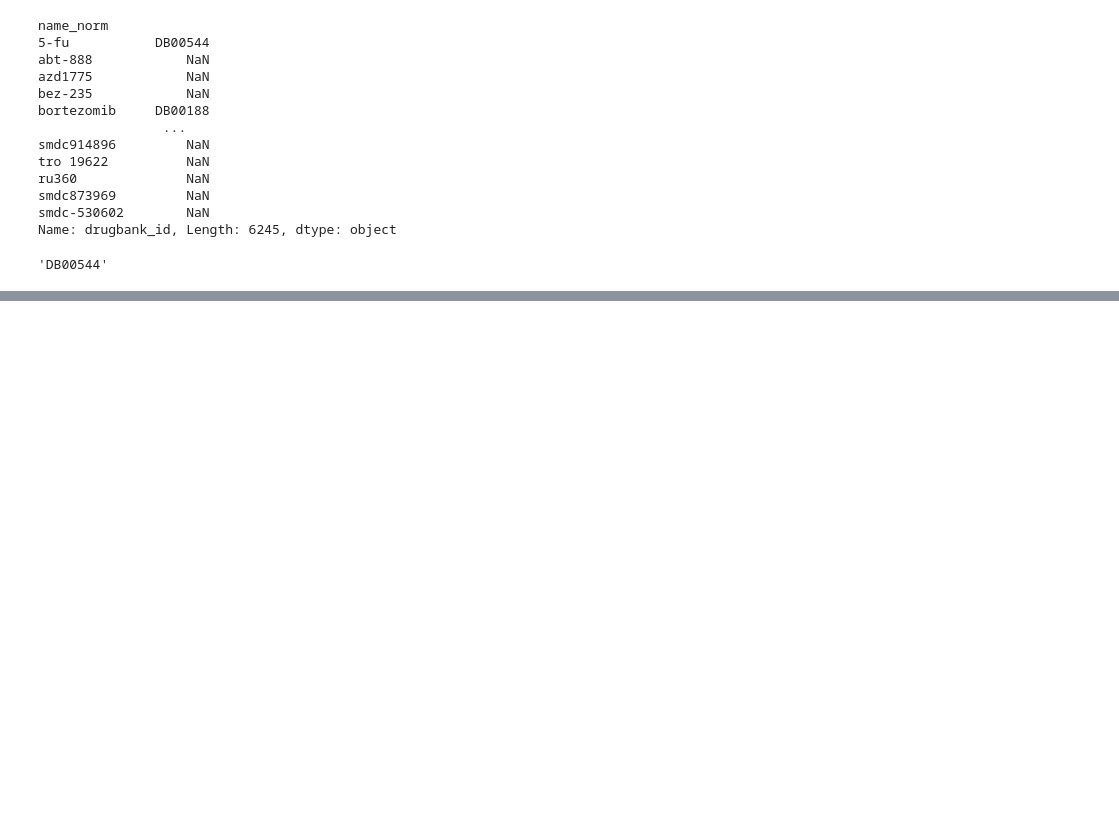
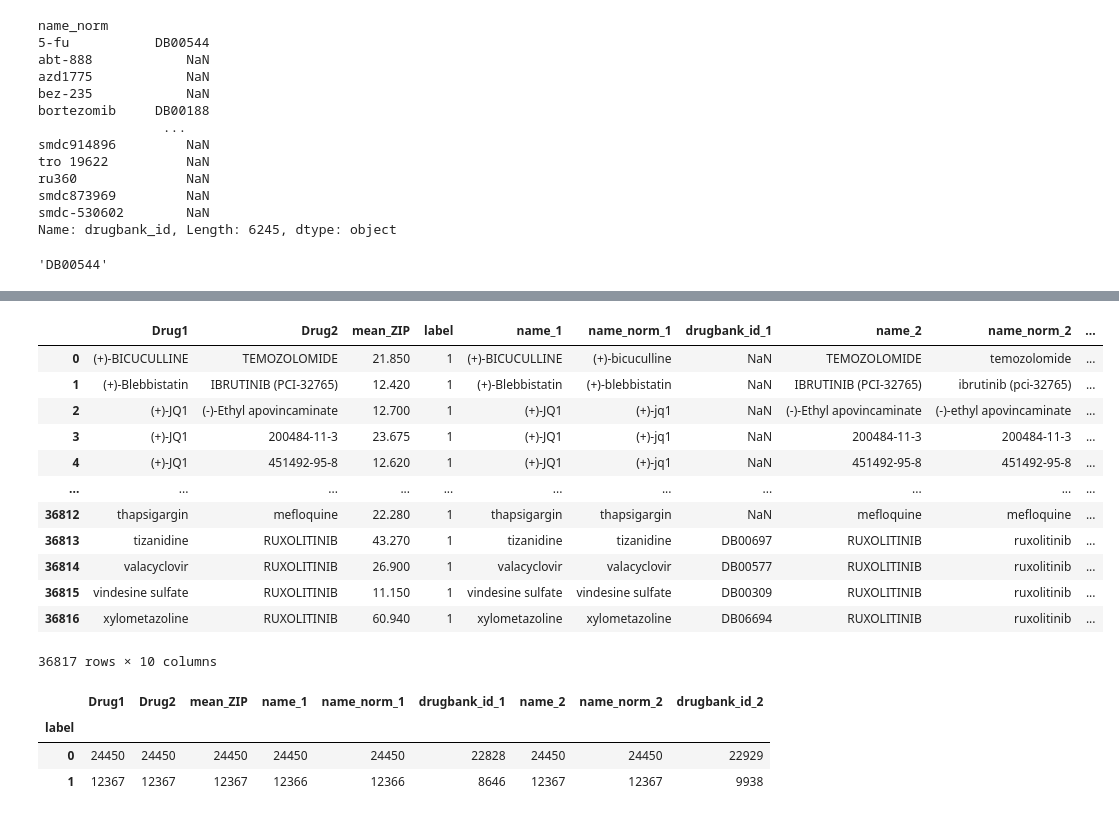
Before and after one commit to xuz24/MD-syn-GEMS, a Jupyter notebook: notebook.ipynb, the cells around one changed output, grey strips where cells are left out. Saved outputs shown, nothing was run; the diff lists cells and outputs as text; code cells hidden in the pictures; blank space fills up the shorter version.

Commit message:
add drugcomb support

```diff
--- a/notebook.ipynb
+++ b/notebook.ipynb
@@ -714,0 +954,3 @@ mapping_df.loc['5-fu']
+# %%
+name_to_dbid_mapping = pd.read_csv(CANONICAL_DATA_DIR + "drugcomb_name_to_dbid_mapping_improved.csv")
+name_to_dbid_mapping
@@ -714,0 +971,10 @@ mapping_df.loc['5-fu']
+# %%
+drug1_merge = filtered.merge(
+    name_to_dbid_mapping,
+    left_on='Drug1',
+    right_on='name',
+    how='left'
+)
+# %%
+drug1_merge_renamed = drug1_merge.rename(columns={'name': 'name_1', 'name_norm': 'name_norm_1', 'drugbank_id': 'drugbank_id_1'}).drop(columns=['strategy'])
+drug1_merge_renamed
@@ -714,0 +995,31 @@ mapping_df.loc['5-fu']
+# %%
+drug2_merge = drug1_merge_renamed.merge(
+    name_to_dbid_mapping,
+    left_on='Drug2',
+    right_on='name',
+    how='left'
+)
+# %%
+df_with_ids = drug2_merge.rename(columns={'name': 'name_2', 'name_norm': 'name_norm_2', 'drugbank_id': 'drugbank_id_2'}).drop(columns=['strategy'])
+df_with_ids
+# %% [output]
+|  | Drug1 | Drug2 | mean_ZIP | label | name_1 | name_norm_1 | drugbank_id_1 | name_2 | name_norm_2 | ... |
+| 0 | (+)-BICUCULLINE | TEMOZOLOMIDE | 21.850 | 1 | (+)-BICUCULLINE | (+)-bicuculline | NaN | TEMOZOLOMIDE | temozolomide | ... |
+| 1 | (+)-Blebbistatin | IBRUTINIB (PCI-32765) | 12.420 | 1 | (+)-Blebbistatin | (+)-blebbistatin | NaN | IBRUTINIB (PCI-32765) | ibrutinib (pci-32765) | ... |
+| 2 | (+)-JQ1 | (-)-Ethyl apovincaminate | 12.700 | 1 | (+)-JQ1 | (+)-jq1 | NaN | (-)-Ethyl apovincaminate | (-)-ethyl apovincaminate | ... |
+| 3 | (+)-JQ1 | 200484-11-3 | 23.675 | 1 | (+)-JQ1 | (+)-jq1 | NaN | 200484-11-3 | 200484-11-3 | ... |
+| 4 | (+)-JQ1 | 451492-95-8 | 12.620 | 1 | (+)-JQ1 | (+)-jq1 | NaN | 451492-95-8 | 451492-95-8 | ... |
+| ... | ... | ... | ... | ... | ... | ... | ... | ... | ... | ... |
+| 36812 | thapsigargin | mefloquine | 22.280 | 1 | thapsigargin | thapsigargin | NaN | mefloquine | mefloquine | ... |
+| 36813 | tizanidine | RUXOLITINIB | 43.270 | 1 | tizanidine | tizanidine | DB00697 | RUXOLITINIB | ruxolitinib | ... |
+| 36814 | valacyclovir | RUXOLITINIB | 26.900 | 1 | valacyclovir | valacyclovir | DB00577 | RUXOLITINIB | ruxolitinib | ... |
+| 36815 | vindesine sulfate | RUXOLITINIB | 11.150 | 1 | vindesine sulfate | vindesine sulfate | DB00309 | RUXOLITINIB | ruxolitinib | ... |
+| 36816 | xylometazoline | RUXOLITINIB | 60.940 | 1 | xylometazoline | xylometazoline | DB06694 | RUXOLITINIB | ruxolitinib | ... |
+36817 rows × 10 columns
+# %%
+df_with_ids.groupby('label').count()
+# %% [output]
+|  | Drug1 | Drug2 | mean_ZIP | name_1 | name_norm_1 | drugbank_id_1 | name_2 | name_norm_2 | drugbank_id_2 |
+| label |  |  |  |  |  |  |  |  |  |
+| 0 | 24450 | 24450 | 24450 | 24450 | 24450 | 22828 | 24450 | 24450 | 22929 |
+| 1 | 12367 | 12367 | 12367 | 12366 | 12366 | 8646 | 12367 | 12367 | 9938 |
```
Also changed, not shown: parts of 46 cells of this notebook, 4 other files.
